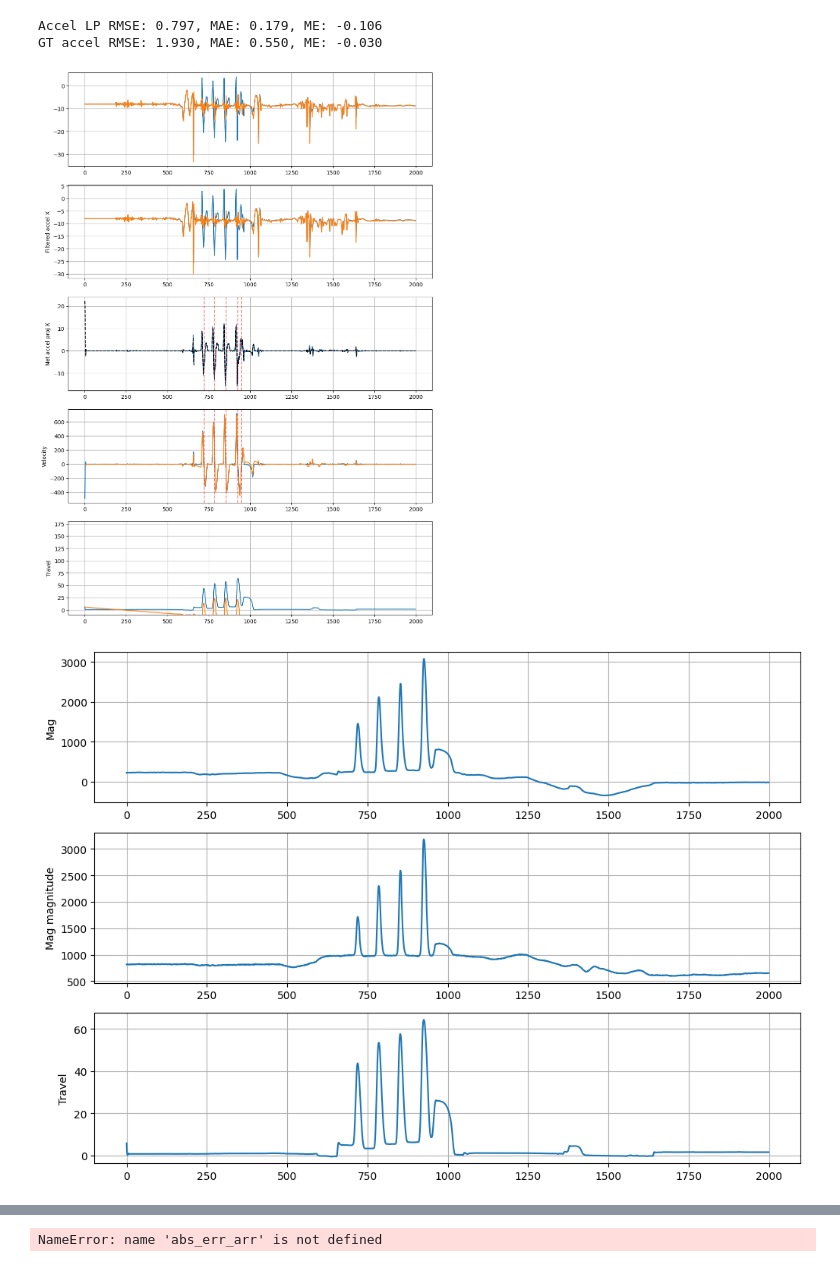
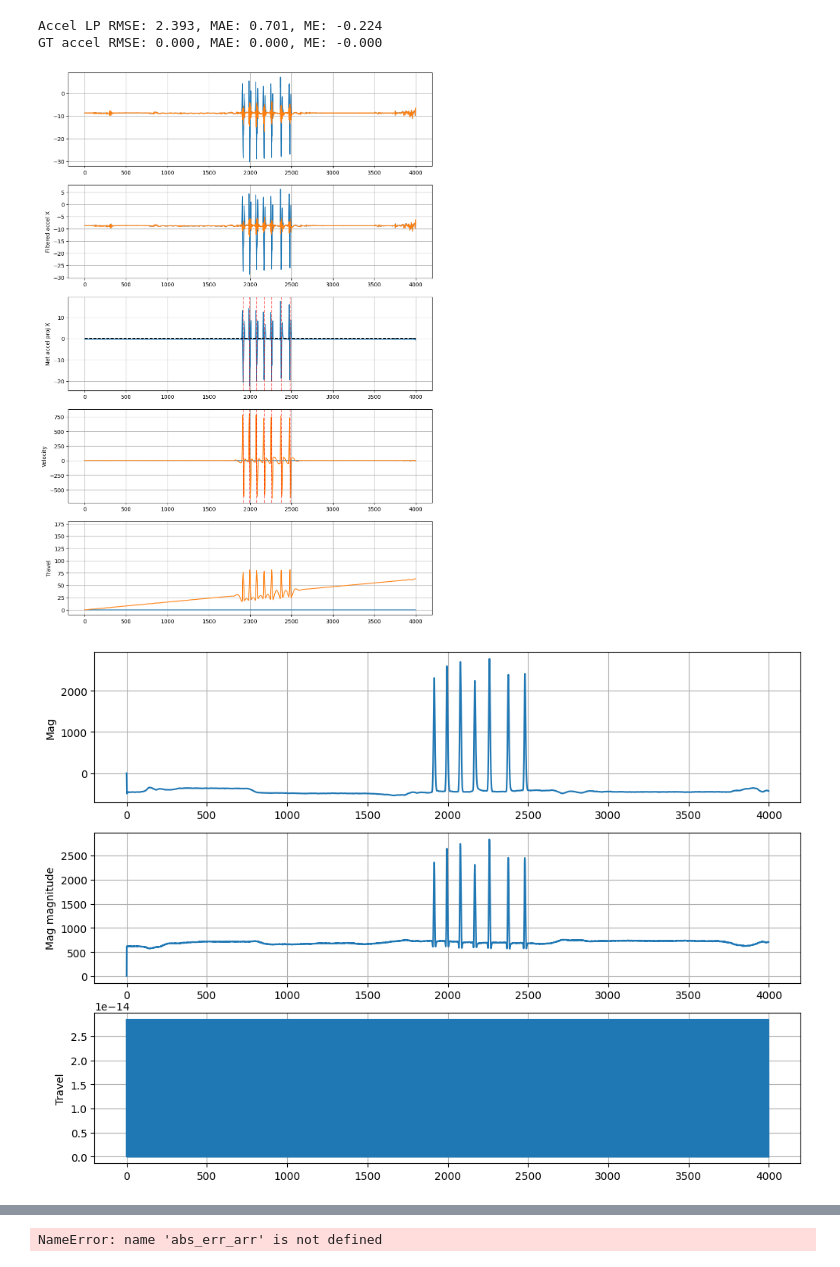
Before and after one commit to colinpate/sus, a Jupyter notebook: notebooks/cal.ipynb, the cells around one changed output, grey strips where cells are left out. Cells and saved outputs as stored; diff of their text form; code cells hidden in the pictures.

```diff
--- a/notebooks/cal.ipynb
+++ b/notebooks/cal.ipynb
@@ -228,7 +228,7 @@ print(mag_proj.shape)
 #roi = slice(7750, 18250)# jump in log030
 #roi = slice(24800, 25200)
 roi = slice(3500, 4000) # log056 cal pulse
-roi = slice(0, 2000)
+roi = slice(0, 4000)
 
 net_accel = a_proj_lhp
 a_int_roi = np.cumsum(net_accel[roi] - np.mean(net_accel)) * dt_s[roi] * 1000 # mm/s
@@ -253,36 +253,36 @@ plt.ylabel("Net accel proj X")
 plt.plot(a_proj_lp[roi])
 plt.plot(a_gt[roi], label="GT accel", color="k", linestyle="--")
 mag_zvs = mag_zv_points - roi.start
 for z in mag_zvs:
     if z < 0 or z >= roi.stop - roi.start:
         continue
     plt.axvline(z, color="r", linestyle="--", alpha=0.5)
 plt.grid()
 
 acc_err = a_proj_lp[roi] - a_gt[roi]
 print_err_stats(a_proj_lp[roi], a_gt[roi], prefix="Accel LP")
 print_err_stats(0, a_gt[roi], prefix="GT accel")
 
 plt.subplot(5, 1, 4)
 plt.ylabel("Velocity")
 plt.plot(v[roi])
 plt.plot(a_int_roi)
 for z in mag_zvs:
     if z < 0 or z >= roi.stop - roi.start:
         continue
     plt.axvline(z, color="r", linestyle="--", alpha=0.5)
 plt.grid()
 
 plt.subplot(5, 1, 5)
 plt.ylabel("Travel")
 plt.plot(travel[roi])
 plt.plot(a_intint_roi)
 plt.ylim(-10, 180)
 plt.grid(which="both")
 # %% [output]
-Accel LP RMSE: 0.797, MAE: 0.179, ME: -0.106
-GT accel RMSE: 1.930, MAE: 0.550, ME: -0.030
+Accel LP RMSE: 2.393, MAE: 0.701, ME: -0.224
+GT accel RMSE: 0.000, MAE: 0.000, ME: -0.000
-[figure, old version]
+[figure, new version]
 # %%
 plt.figure(figsize=(12, 18))
 plt.subplot(6, 1, 4)
@@ -298,7 +298,7 @@ plt.ylabel("Travel")
 plt.plot(travel[roi])
 plt.grid()
 # %% [output]
-[figure, old version]
+[figure, new version]
 # %%
 # Frequency domain stuff
 
```
Also changed, not shown: parts of 13 cells of this notebook, 6 other files.
